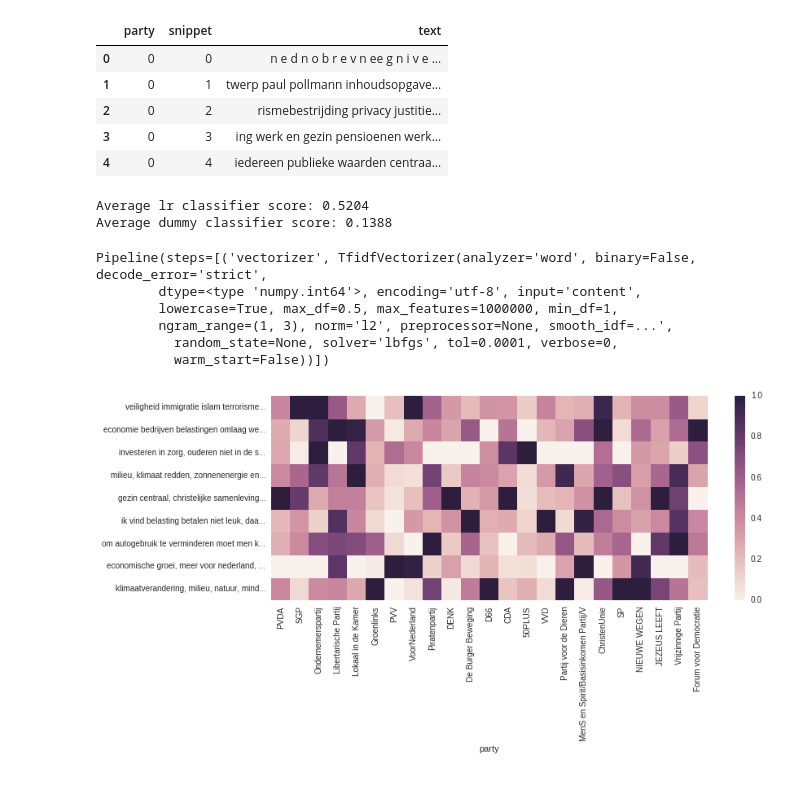
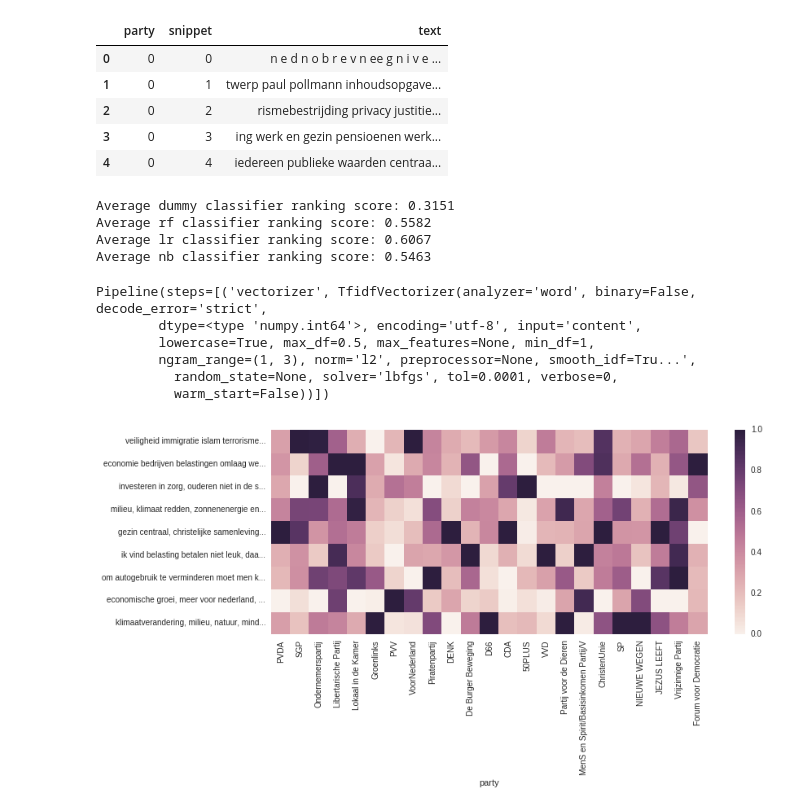
Before and after one commit to bbroeksema/verkiezingen-2017, a Jupyter notebook: notebooks/3.0-arb-topic-based-party-classifier.ipynb, the cells around one changed output. Cells and saved outputs as stored; diff of their text form; code cells hidden in the pictures.

Commit message:
ranking scores

```diff
--- a/notebooks/3.0-arb-topic-based-party-classifier.ipynb
+++ b/notebooks/3.0-arb-topic-based-party-classifier.ipynb
@@ -56,9 +56,11 @@ from sklearn.ensemble import RandomForestClassifier
 from sklearn.linear_model import LogisticRegression
 from sklearn.tree import DecisionTreeClassifier
 
-from sklearn.decomposition import TruncatedSVD #, NMF
+from sklearn.decomposition import TruncatedSVD
 from sklearn.model_selection import StratifiedShuffleSplit, cross_val_score
+from sklearn.metrics import make_scorer, label_ranking_average_precision_score
 from sklearn.pipeline import Pipeline
+from sklearn.preprocessing import OneHotEncoder
 
 from nltk.corpus import stopwords
 from nltk.stem.snowball import DutchStemmer
@@ -67,6 +69,7 @@ stemmer = DutchStemmer()
 def tokenize(text):
     """Converts text to tokens."""
     tokens = word_tokenize(text, language='dutch')
+    tokens = filter(lambda x: len(x) > 1, tokens)
     stemmed = []
     for item in tokens:
         stemmed.append(stemmer.stem(item))
@@ -78,15 +81,11 @@ preproc_steps = [('vectorizer', TfidfVectorizer(input='content', encoding='utf-8
                                                 decode_error='strict', strip_accents='unicode',
                                                 lowercase=True, preprocessor=None, tokenizer=tokenize,
                                                 analyzer='word', stop_words=stopwords.words('dutch'),
-                                                ngram_range=(1, 3), max_df=0.5, min_df=1, max_features=1000000,
+                                                ngram_range=(1, 3), max_df=0.5, min_df=1, max_features=None,
                                                 vocabulary=None, binary=False, dtype=np.int64,
                                                 norm='l2', use_idf=True, smooth_idf=True, sublinear_tf=False)),
 
                  ('topic_model', TruncatedSVD(n_components=n_topics, algorithm='arpack', n_iter=10, random_state=12, tol=0.0))]
-
-#                 ('topic_model', NMF(n_components=n_topics, init='nndsvd', solver='cd', tol=0.0001, max_iter=200, random_state=42,
-#                                     alpha=0.0, l1_ratio=0.0, verbose=0, shuffle=False, nls_max_iter=2000,
-#                                     sparseness=None, beta=1, eta=0.1))]
 
 # balanced priors for Naive Bayes
 equal_priors = np.ones(n_parties) /  np.float64(n_parties)
@@ -102,22 +101,31 @@ model_steps_dict = {'nb': [('nb', GaussianNB(priors=equal_priors))],
 # extract data from data frame
 X = df['text'].values
 y = np.array(df['party'])
+encoder = OneHotEncoder(sparse=False).fit(y.reshape(-1, 1))
 
 def build_estimator(model_type):
     model_steps = model_steps_dict[model_type]
     estimator = Pipeline(steps=(preproc_steps + model_steps))
     return estimator
 
+def ranking_score(y_true, y_score):
+    if len(y_score) == 1:
+        y_score = y_score[0]
+    return label_ranking_average_precision_score(encoder.transform(y_true.reshape(-1, 1)), y_score)
+
 evaluate = True
 if evaluate:
+    scorer = make_scorer(ranking_score, needs_proba=True)
     cv = StratifiedShuffleSplit(n_splits=3, test_size=0.1, random_state=1)
-    for model_type in ['lr','dummy']: # model_steps_dict.keys():
+    for model_type in ['dummy', 'rf', 'lr', 'nb']: # model_steps_dict.keys():
         estimator = build_estimator(model_type)
-        scores = cross_val_score(estimator, X, y, cv=cv)
-        print "Average {:s} classifier score: {:.4f} ".format(model_type, np.mean(scores))
+        scores = cross_val_score(estimator, X, y, cv=cv, scoring=scorer)
+        print "Average {:s} classifier ranking score: {:.4f} ".format(model_type, np.mean(scores))
 # %% [output]
-Average lr classifier score: 0.5204
-Average dummy classifier score: 0.1388
+Average dummy classifier ranking score: 0.3151
+Average rf classifier ranking score: 0.5582
+Average lr classifier ranking score: 0.6067
+Average nb classifier ranking score: 0.5463
 # %%
 # fit on whole data set
 model_type = 'lr'
@@ -127,8 +135,8 @@ estimator
 # %% [output]
 Pipeline(steps=[('vectorizer', TfidfVectorizer(analyzer='word', binary=False, decode_error='strict',
         dtype=<type 'numpy.int64'>, encoding='utf-8', input='content',
-        lowercase=True, max_df=0.5, max_features=1000000, min_df=1,
-        ngram_range=(1, 3), norm='l2', preprocessor=None, smooth_idf=...',
+        lowercase=True, max_df=0.5, max_features=None, min_df=1,
+        ngram_range=(1, 3), norm='l2', preprocessor=None, smooth_idf=Tru...',
           random_state=None, solver='lbfgs', tol=0.0001, verbose=0,
           warm_start=False))])
 # %%
@@ -146,40 +154,40 @@ def classify_text(estimator, texts, norm=None):
     pred_proba = estimator.predict_proba(texts)
     capped_texts = map(lambda x: x[:40] + '...', texts)
     results = pd.DataFrame(pred_proba, columns=[party_labels], index=capped_texts)
-    if norm=='rank':
+    if norm == 'rank':
         results = results.rank(axis=1, ascending=True)
-    if norm=='range':
-        results = results.apply(lambda x: (x - x.min()) / (x.max()- x.min()), axis=0)
-    if norm=='top3':
-        results = results.rank(axis=1, ascending=True).applymap(lambda x: n_parties-3 if x<=(n_parties-3) else x)
+    if norm == 'range':
+        results = results.apply(lambda x: (x - x.min()) / (x.max() - x.min()), axis=0)
+    if norm == 'top3':
+        results = results.rank(axis=1, ascending=True).applymap(lambda x: (n_parties - 3) if x <= (n_parties - 3) else x)
     plot_predictions(results)
 
 texts = ['veiligheid immigratie islam terrorisme',
 
          'economie bedrijven belastingen omlaag werkgelegenheid',
 
          'investeren in zorg, ouderen niet in de steek laten, pensioenen verhogen, pensioensleeftijd terug naar 65',
 
          'milieu, klimaat redden, zonnenenergie en windmolens, volledig overstappen naar duurzame energie, \
          CO2-tax invoeren, milieubelasting (alleen voor bedrijven dan graag)',
 
          'gezin centraal, christelijke samenleving, landbouwsubsidies, samen kun je meer, alleen sta je zwak',
 
          'ik vind belasting betalen niet leuk, daarom graag minder belasting \
          ik wil ook graag goedkoop auto rijden, bovendien moet werken lonen',
 
          'om autogebruik te verminderen moet men kilometerheffing invoeren, de vervuiler betaalt, daarnaast moet men het \
          openbaar vervoer stimuleren, de natuur moet beschermt worden via mileuheffingen',
 
          'economische groei, meer voor nederland, Nederlanders moeten vooruit, gulden, \
             meer geld, meer rijkdom, industrie, geen IS, allochtenen weg',
 
          'klimaatverandering, milieu, natuur, minder consumeren, nieuwe technologie, \
             duurzaam, openbaar vervoer, intelligentie, intelligente oplossingen, samenwerken in europa']
 
 classify_text(estimator, texts, norm='range')
 # %% [output]
-[figure, old version]
+[figure, new version]
 # %%
 # function for multilabel format
 def extract_probas(pred_proba):
```
Also changed, not shown: parts of 1 cell of this notebook.
